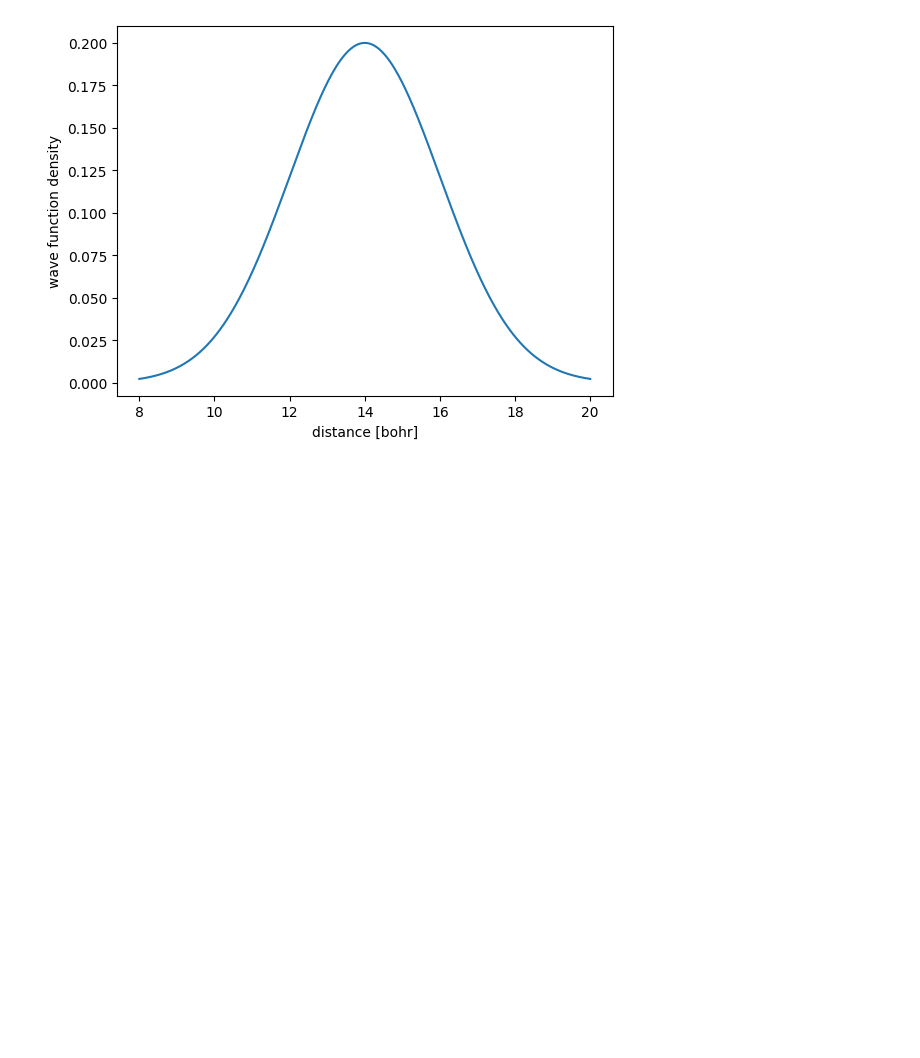
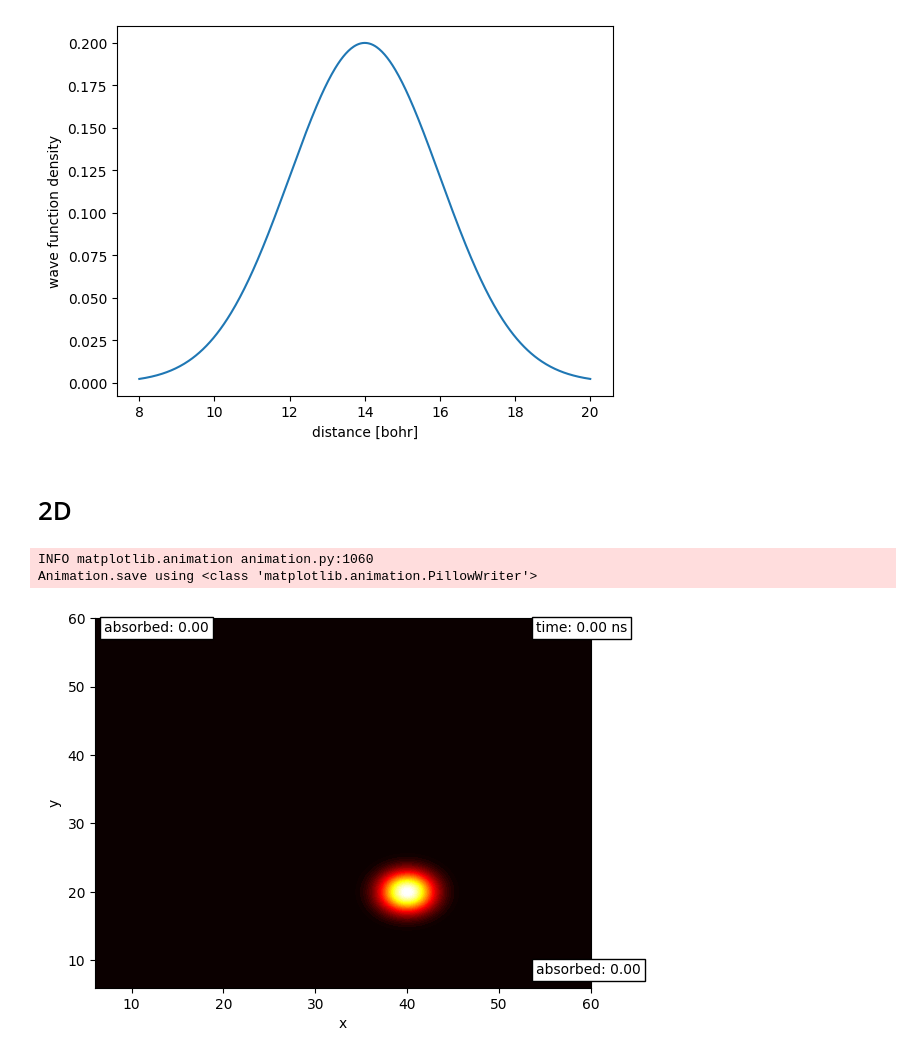
Before and after one commit to Wleter/split_op, a Jupyter notebook: tests.ipynb, the cells around one changed output. Drawn from its saved outputs; the diff is of its cells as text; code cells hidden in the pictures; blank space fills up the shorter version.

```diff
--- a/tests.ipynb
+++ b/tests.ipynb
@@ -15,7 +17,7 @@ def lennard_jones(x, d6, r6):
 mass = 6.0
 energy = 1e-7
 kelvin = 3.1668105e-6
-momentum = np.sqrt(2 * mass * energy * kelvin)
+momentum = np.sqrt(2 * mass * energy * kelvin * 1820)
 
 grid = split.Grid.linear_continuos("x", 8.0, 20.0, 512, 0)
 
@@ -92,3 +94,5 @@ anim.save('plots/lj_ground_animation.gif', writer="pillow", fps=30)
 INFO matplotlib.animation animation.py:1060
 Animation.save using <class 'matplotlib.animation.PillowWriter'>
 [figure]
+# %% [markdown]
+# 2D
@@ -94,0 +241,29 @@ Animation.save using <class 'matplotlib.animation.PillowWriter'>
+# %%
+import matplotlib.pyplot as plt
+from matplotlib import animation
+
+wave = np.load("data/wave_Rb_K_Rb.npy")
+x = np.load("data/wave_Rb_K_Rb_x_grid.npy")
+y = np.load("data/wave_Rb_K_Rb_y_grid.npy")
+
+fig, ax = plt.subplots()
+
+x_border = np.loadtxt("data/Rb_K_Rb_x_border.dat", skiprows=1)
+y_border = np.loadtxt("data/Rb_K_Rb_y_border.dat", skiprows=1)
+
+def animate(i):
+    ax.clear()
+    ax.contourf(y, x, wave[:, :, i], cmap='hot', levels=50, extend="both")
+    ax.set_xlabel("x")
+    ax.set_ylabel("y")
+    ax.grid(False)
+    ax.text(54, 58, "time: {:.2f} ns".format(x_border[i,0]*ns), bbox=dict(boxstyle="square", fc=(1., 1., 1.)))
+    ax.text(54, 8, "absorbed: {:.2f}".format(x_border[i,1]), bbox=dict(boxstyle="square", fc=(1., 1., 1.)))
+    ax.text(7, 58, "absorbed: {:.2f}".format(y_border[i,1]), bbox=dict(boxstyle="square", fc=(1., 1., 1.)))
+
+anim = animation.FuncAnimation(fig, animate, interval=60, frames= wave.shape[2], blit=False)
+anim.save("plots/wave_Rb_K_Rb.gif", writer="pillow", fps=30)
+# %% [output]
+INFO matplotlib.animation animation.py:1060
+Animation.save using <class 'matplotlib.animation.PillowWriter'>
+[figure, added]
```
Also changed, not shown: parts of 5 cells of this notebook, 8 other files.
